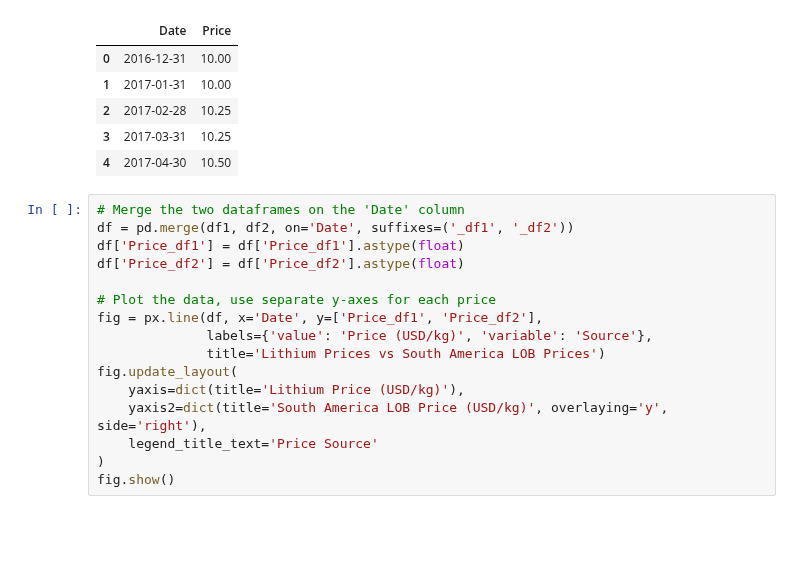
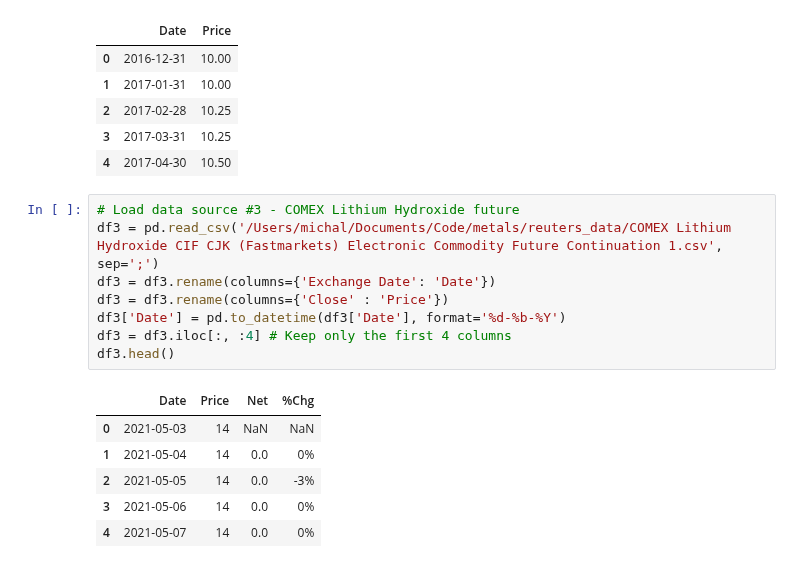
Before and after one commit to Doosheck/metals, a Jupyter notebook: data_overview.ipynb, the cells around one changed output. Saved outputs shown, nothing was run; the diff lists cells and outputs as text; blank space fills up the shorter version.

```diff
--- a/data_overview.ipynb
+++ b/data_overview.ipynb
@@ -34,19 +34,18 @@ Parsing dates in %d.%m.%Y format when dayfirst=False (the default) was specified
 | 2 | 2017-02-28 | 10.25 |
 | 3 | 2017-03-31 | 10.25 |
 | 4 | 2017-04-30 | 10.50 |
-# %%
-# Merge the two dataframes on the 'Date' column
-df = pd.merge(df1, df2, on='Date', suffixes=('_df1', '_df2'))
-df['Price_df1'] = df['Price_df1'].astype(float)
-df['Price_df2'] = df['Price_df2'].astype(float)
-
-# Plot the data, use separate y-axes for each price
-fig = px.line(df, x='Date', y=['Price_df1', 'Price_df2'],
-              labels={'value': 'Price (USD/kg)', 'variable': 'Source'},
-              title='Lithium Prices vs South America LOB Prices')
-fig.update_layout(
-    yaxis=dict(title='Lithium Price (USD/kg)'),
-    yaxis2=dict(title='South America LOB Price (USD/kg)', overlaying='y', side='right'),
-    legend_title_text='Price Source'
-)
-fig.show()
+# %%
+# Load data source #3 - COMEX Lithium Hydroxide future
+df3 = pd.read_csv('/Users/michal/Documents/Code/metals/reuters_data/COMEX Lithium Hydroxide CIF CJK (Fastmarkets) Electronic Commodity Future Continuation 1.csv', sep=';')
+df3 = df3.rename(columns={'Exchange Date': 'Date'})
+df3 = df3.rename(columns={'Close' : 'Price'})
+df3['Date'] = pd.to_datetime(df3['Date'], format='%d-%b-%Y')
+df3 = df3.iloc[:, :4] # Keep only the first 4 columns
+df3.head()
+# %% [output]
+|  | Date | Price | Net | %Chg |
+| 0 | 2021-05-03 | 14 | NaN | NaN |
+| 1 | 2021-05-04 | 14 | 0.0 | 0% |
+| 2 | 2021-05-05 | 14 | 0.0 | -3% |
+| 3 | 2021-05-06 | 14 | 0.0 | 0% |
+| 4 | 2021-05-07 | 14 | 0.0 | 0% |
```
Also changed, not shown: parts of 16 cells of this notebook.
